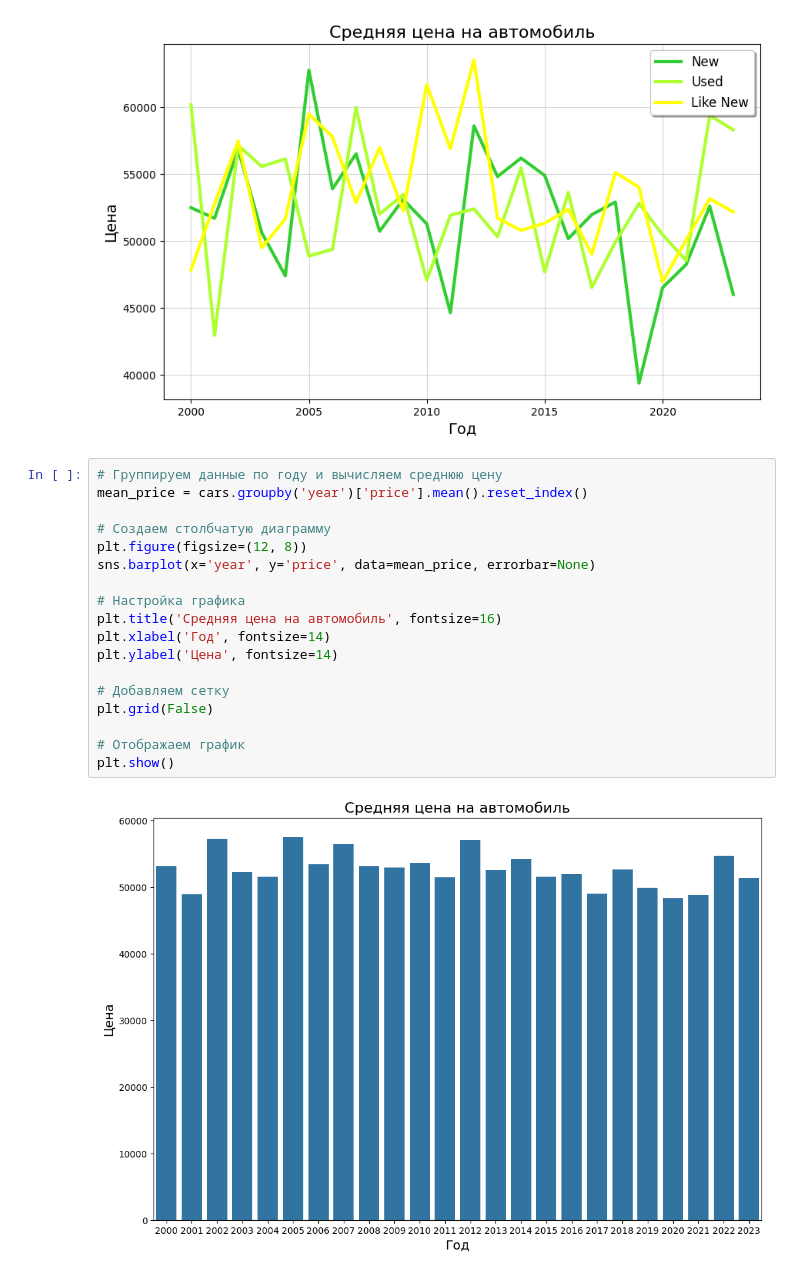
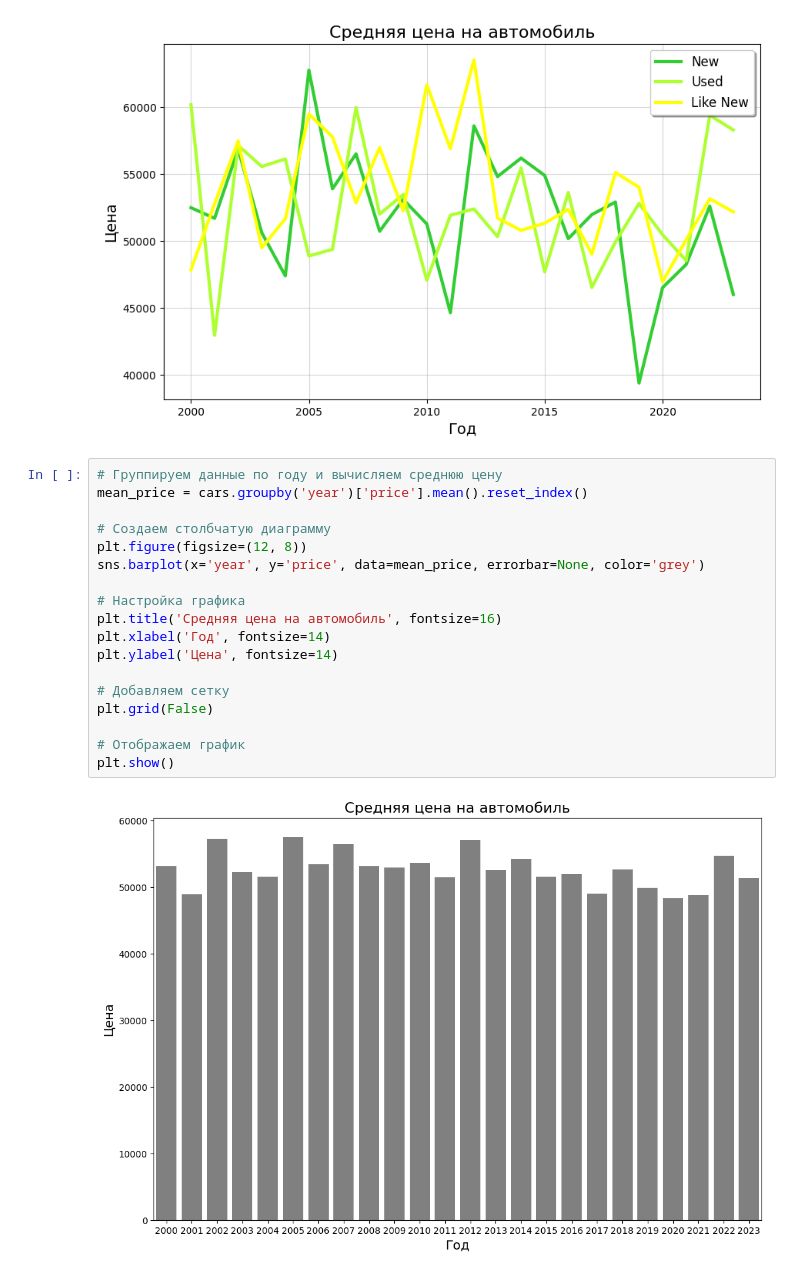
Before and after one commit to Korablinr54/Statistics, a Jupyter notebook: Основы статистики.ipynb, the cells around one changed output. Cells and saved outputs as stored; diff of their text form.

```diff
--- a/Основы статистики.ipynb
+++ b/Основы статистики.ipynb
@@ -178,20 +178,20 @@ plt.show()
 # %%
 # Группируем данные по году и вычисляем среднюю цену
 mean_price = cars.groupby('year')['price'].mean().reset_index()
 
 # Создаем столбчатую диаграмму
 plt.figure(figsize=(12, 8))
-sns.barplot(x='year', y='price', data=mean_price, errorbar=None)
+sns.barplot(x='year', y='price', data=mean_price, errorbar=None, color='grey')
 
 # Настройка графика
 plt.title('Средняя цена на автомобиль', fontsize=16)
 plt.xlabel('Год', fontsize=14)
 plt.ylabel('Цена', fontsize=14)
 
 # Добавляем сетку
 plt.grid(False)
 
 # Отображаем график
 plt.show()
 # %% [output]
-[figure, old version]
+[figure, new version]
```
Also changed, not shown: parts of 2 cells of this notebook, 1 other file.
